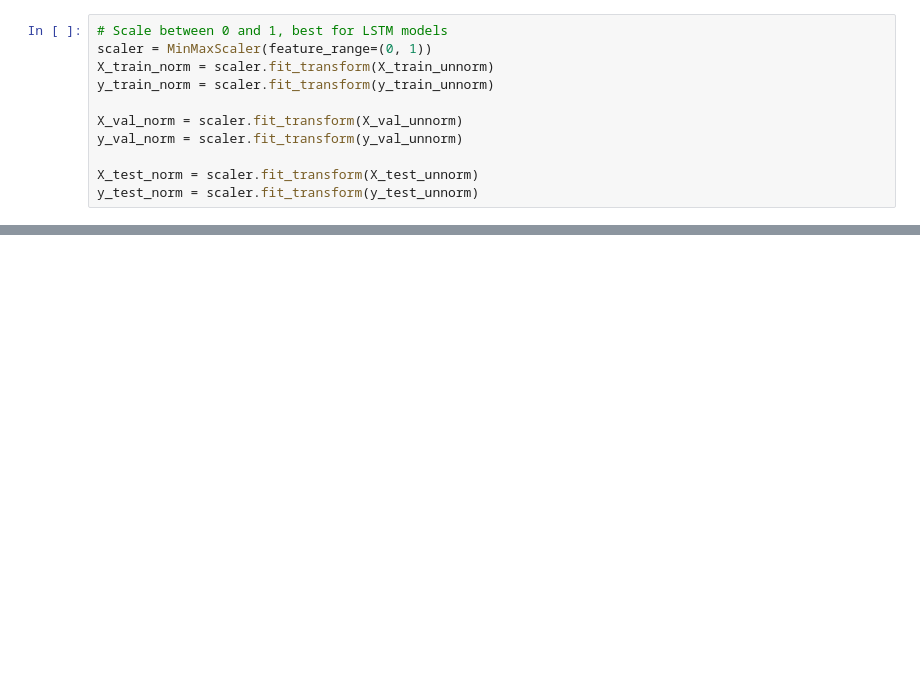
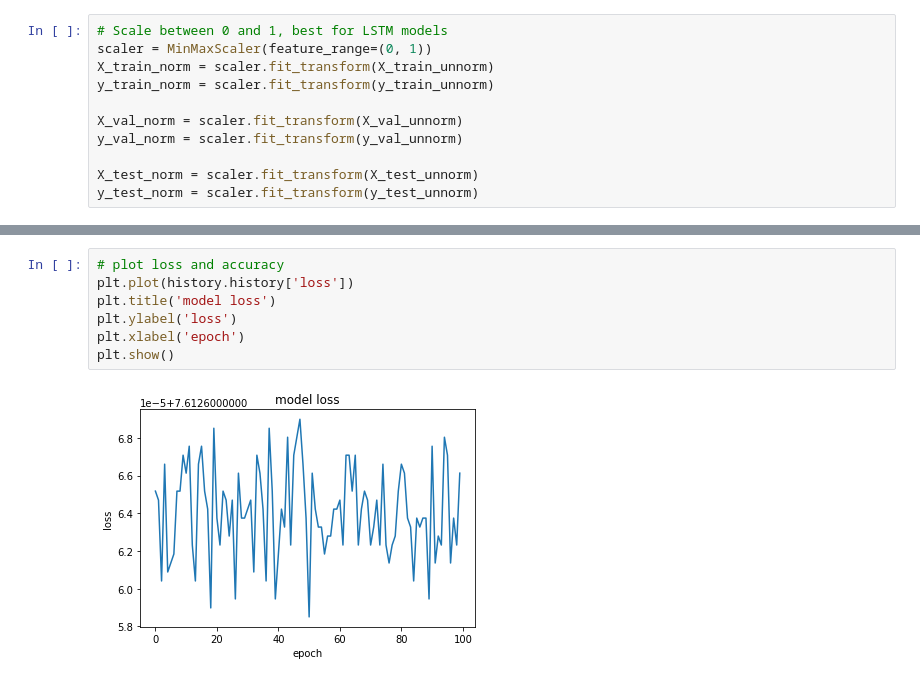
Before and after one commit to nmd1/psims, a Jupyter notebook: stock_model.ipynb, the cells around one changed output, grey strips where cells are left out. Saved outputs shown, nothing was run; the diff lists cells and outputs as text; blank space fills up the shorter version.

```diff
--- a/stock_model.ipynb
+++ b/stock_model.ipynb
@@ -224,0 +257,9 @@ Done!
+# %%
+# plot loss and accuracy
+plt.plot(history.history['loss'])
+plt.title('model loss')
+plt.ylabel('loss')
+plt.xlabel('epoch')
+plt.show()
+# %% [output]
+[figure, added]
```
Also changed, not shown: parts of 13 cells of this notebook, 2 other files.
